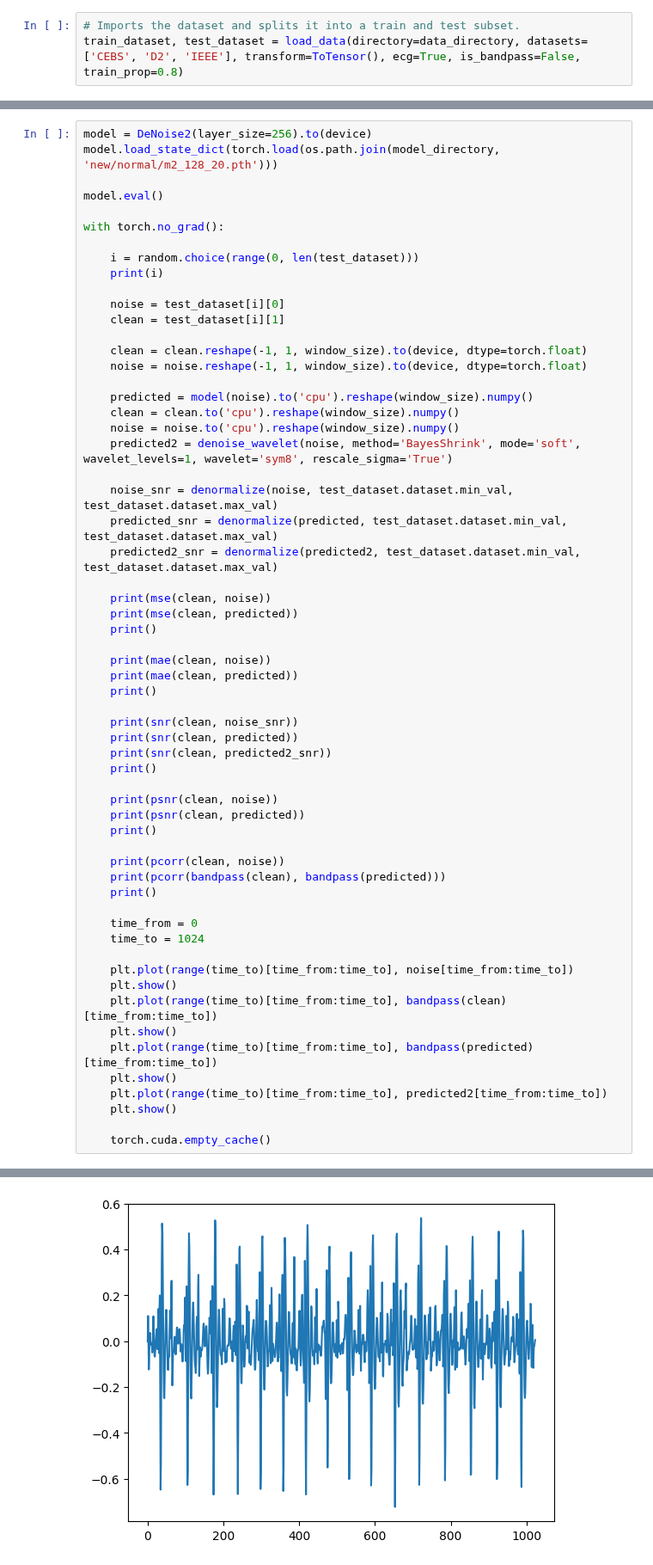
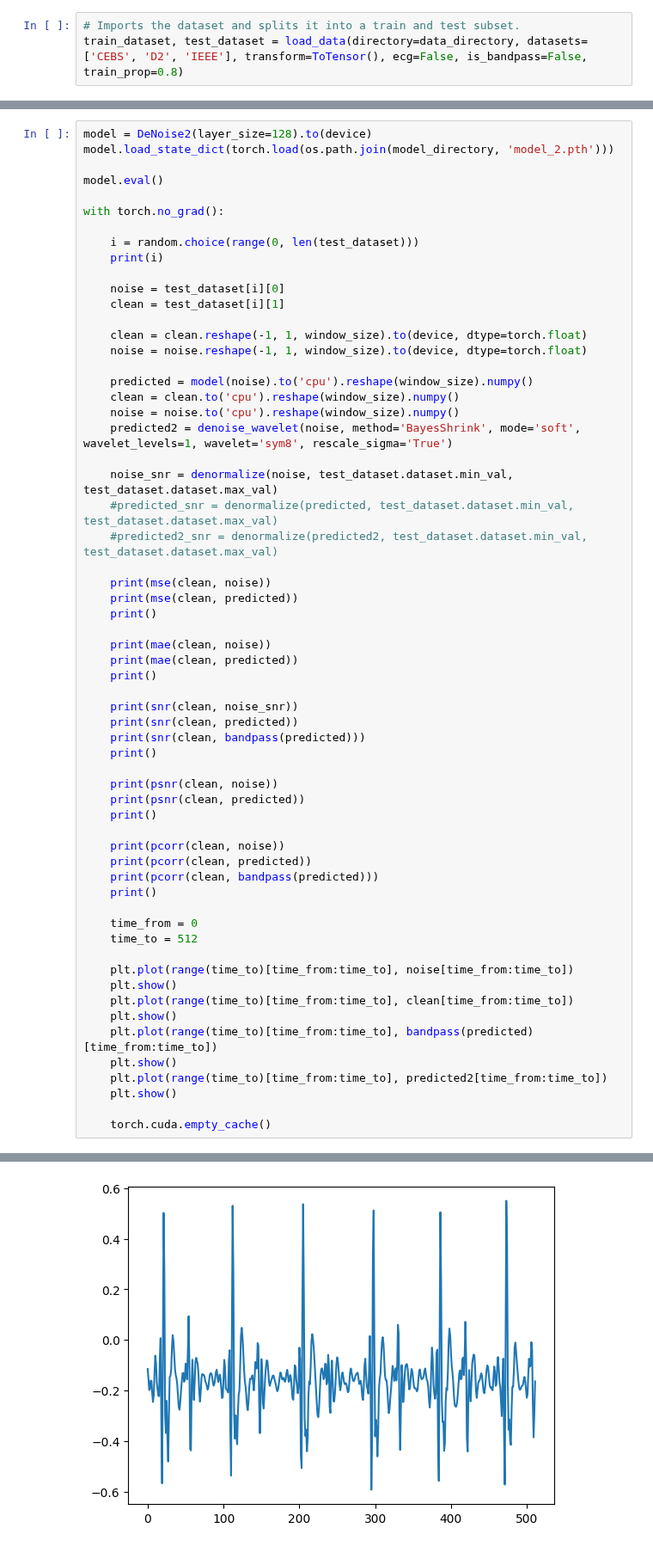
Before and after one commit to jonasburian/Bachelor-Thesis-Project, a Jupyter notebook: project.ipynb, the cells around one changed output, grey strips where cells are left out. Shown at 86% size. Saved outputs shown, nothing was run; the diff lists cells and outputs as text.

```diff
--- a/project.ipynb
+++ b/project.ipynb
@@ -477,7 +518,7 @@ def load_data(directory, datasets, transform, ecg=False, is_bandpass=False, trai
     return torch.utils.data.random_split(dataset, [train_size, test_size])
 # %%
 # Imports the dataset and splits it into a train and test subset.
-train_dataset, test_dataset = load_data(directory=data_directory, datasets=['CEBS', 'D2', 'IEEE'], transform=ToTensor(), ecg=True, is_bandpass=False, train_prop=0.8)
+train_dataset, test_dataset = load_data(directory=data_directory, datasets=['CEBS', 'D2', 'IEEE'], transform=ToTensor(), ecg=False, is_bandpass=False, train_prop=0.8)
 # %% [output]
 Loading CEBS
         Loaded 55537 samples
@@ -1199,6 +1223,6 @@ Error:
 # %%
-model = DeNoise2(layer_size=256).to(device)
-model.load_state_dict(torch.load(os.path.join(model_directory, 'new/normal/m2_128_20.pth')))
+model = DeNoise2(layer_size=128).to(device)
+model.load_state_dict(torch.load(os.path.join(model_directory, 'model_2.pth')))
 
 model.eval()
 
@@ -1219,8 +1243,8 @@ with torch.no_grad():
     predicted2 = denoise_wavelet(noise, method='BayesShrink', mode='soft', wavelet_levels=1, wavelet='sym8', rescale_sigma='True')
 
     noise_snr = denormalize(noise, test_dataset.dataset.min_val, test_dataset.dataset.max_val)
-    predicted_snr = denormalize(predicted, test_dataset.dataset.min_val, test_dataset.dataset.max_val)
-    predicted2_snr = denormalize(predicted2, test_dataset.dataset.min_val, test_dataset.dataset.max_val)
+    #predicted_snr = denormalize(predicted, test_dataset.dataset.min_val, test_dataset.dataset.max_val)
+    #predicted2_snr = denormalize(predicted2, test_dataset.dataset.min_val, test_dataset.dataset.max_val)
 
     print(mse(clean, noise))
     print(mse(clean, predicted))
@@ -1232,7 +1256,7 @@ with torch.no_grad():
 
     print(snr(clean, noise_snr))
     print(snr(clean, predicted))
-    print(snr(clean, predicted2_snr))
+    print(snr(clean, bandpass(predicted)))
     print()
 
     print(psnr(clean, noise))
@@ -1240,15 +1264,16 @@ with torch.no_grad():
     print()
 
     print(pcorr(clean, noise))
-    print(pcorr(bandpass(clean), bandpass(predicted)))
+    print(pcorr(clean, predicted))
+    print(pcorr(clean, bandpass(predicted)))
     print()
 
     time_from = 0
-    time_to = 1024
+    time_to = 512
 
     plt.plot(range(time_to)[time_from:time_to], noise[time_from:time_to])
     plt.show()
-    plt.plot(range(time_to)[time_from:time_to], bandpass(clean)[time_from:time_to])
+    plt.plot(range(time_to)[time_from:time_to], clean[time_from:time_to])
     plt.show()
     plt.plot(range(time_to)[time_from:time_to], bandpass(predicted)[time_from:time_to])
     plt.show()
@@ -1277 +1303 @@ with torch.no_grad():
-[figure, old version]
+[figure, new version]
```
Also changed, not shown: parts of 13 cells of this notebook, 28 other files.
